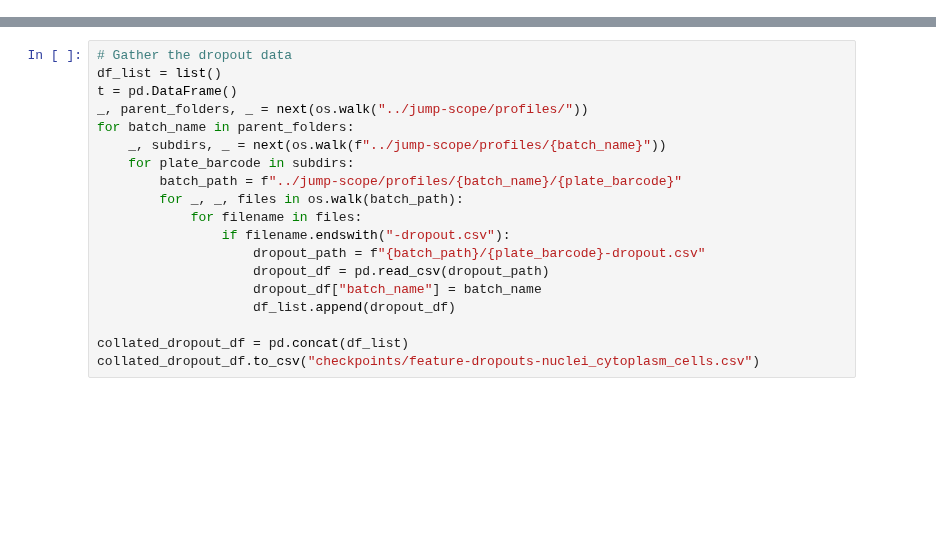
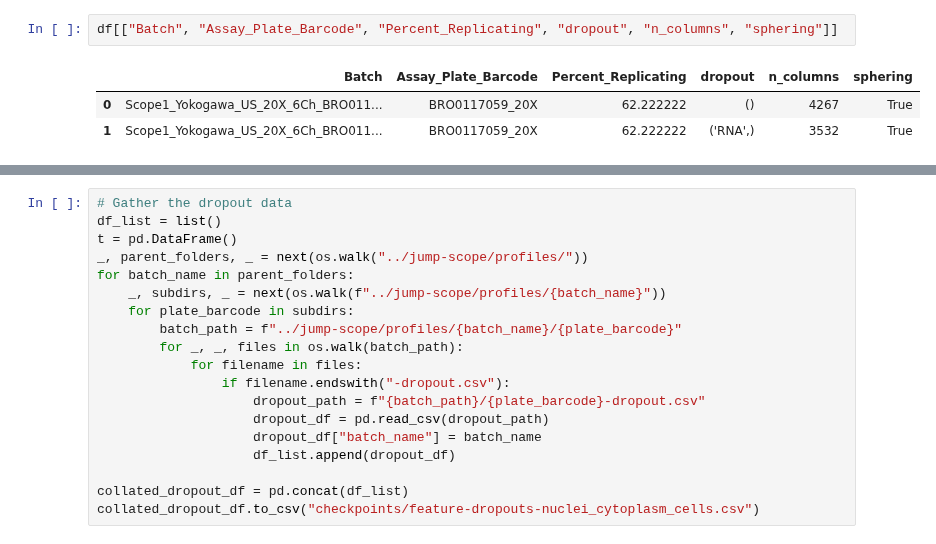
Before and after one commit to jump-cellpainting/jump-scope-analysis, a Jupyter notebook: dropout-plots.ipynb, the cells around one changed output, grey strips where cells are left out. Saved outputs shown, nothing was run; the diff lists cells and outputs as text; blank space fills up the shorter version.

```diff
--- a/dropout-plots.ipynb
+++ b/dropout-plots.ipynb
@@ -276,0 +478,6 @@ drops
+# %%
+df[["Batch", "Assay_Plate_Barcode", "Percent_Replicating", "dropout", "n_columns", "sphering"]]
+# %% [output]
+|  | Batch | Assay_Plate_Barcode | Percent_Replicating | dropout | n_columns | sphering |
+| 0 | Scope1_Yokogawa_US_20X_6Ch_BRO011... | BRO0117059_20X | 62.222222 | () | 4267 | True |
+| 1 | Scope1_Yokogawa_US_20X_6Ch_BRO011... | BRO0117059_20X | 62.222222 | ('RNA',) | 3532 | True |
```
Also changed, not shown: parts of 6 cells of this notebook.
